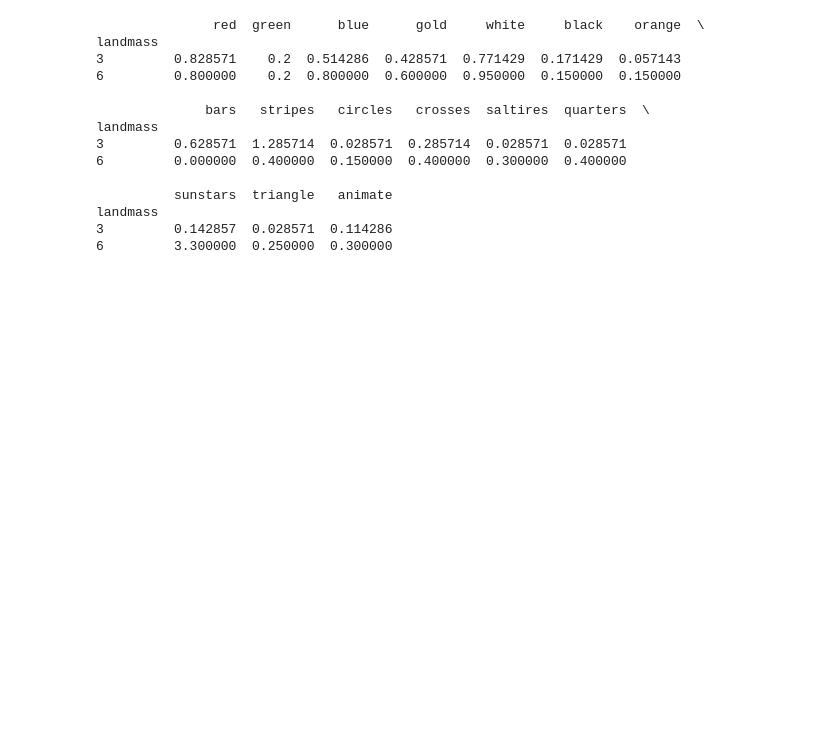
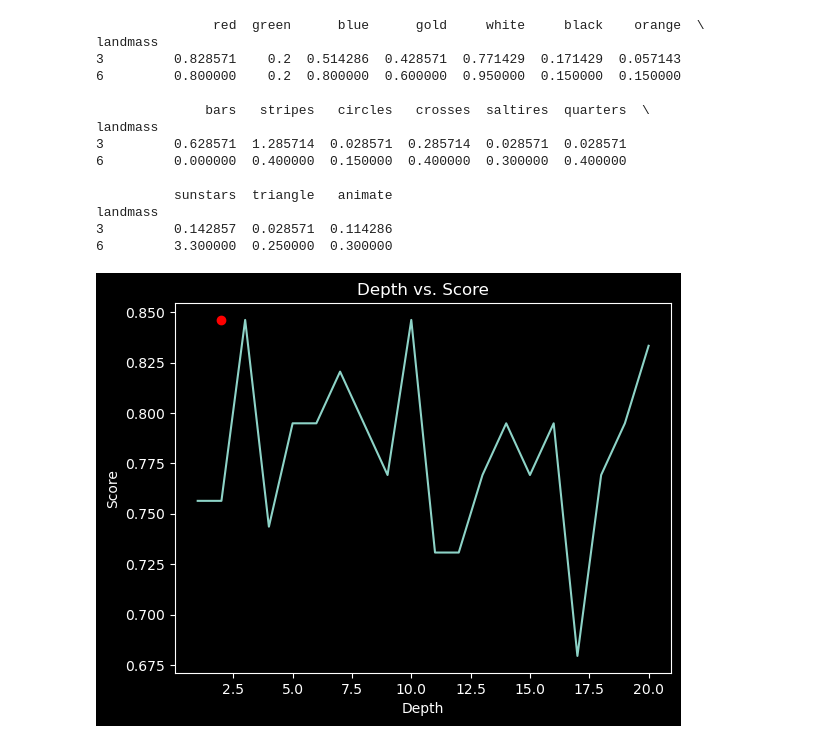
Before and after one commit to awkwardarm/Codecademy-Projects, a Jupyter notebook: Find The Flag/find_the_flag.ipynb, the cells around one changed output. Cells and saved outputs as stored; diff of their text form; code cells hidden in the pictures; blank space fills up the shorter version.

```diff
--- a/Find The Flag/find_the_flag.ipynb
+++ b/Find The Flag/find_the_flag.ipynb
@@ -49,22 +51,51 @@ landmass
 # %%
 # copy dataframe
 data = df.copy()
 
 # get dummies on object columns
 cols = ['mainhue', 'topleft', 'botright']
 ohe = pd.get_dummies(df[cols])*1
 
 # join to data
 data = data.join(ohe)
 
 #drop columns from cols list
 data = data.drop(columns=cols)
 
 # create predictors
-X = data.drop(columns='landmass')
+X = data.drop(columns=['landmass', 'name'])
 
 # create array of labels and convert to binary '*1'
 labels = (df['landmass'].isin([3,6]))*1
+#label_names = df[df['landmass'].isin([3,6])]
 
 # split the dataG
-x_train, y_train, x_test, y_test = train_test_split(X, labels)
+x_train, x_test, y_train, y_test = train_test_split(X, labels, random_state=1, test_size=0.4)
+
+# create empty list
+
+acc_depth = []
+
+# loop through different levels and append to list
+for i in range(1,21):
+    dt = DecisionTreeClassifier(max_depth=i)
+    dt.fit(x_train,y_train)
+    score = dt.score(x_test,y_test)
+    acc_depth.append(score)
+
+# get max score
+max_score = np.max(acc_depth)
+
+# get index of max score, this is the max depth of the tree
+best_depth = acc_depth.index(max_score)
+
+# create x values for plot
+x = [x for x in range(1,21)]
+plt.plot(x, acc_depth)
+plt.scatter(best_depth, max_score, color='red')
+plt.xlabel('Depth')
+plt.ylabel('Score')
+plt.title('Depth vs. Score')
+plt.show()
+# %% [output]
+[figure, added]
```
Also changed, not shown: parts of 5 cells of this notebook.
